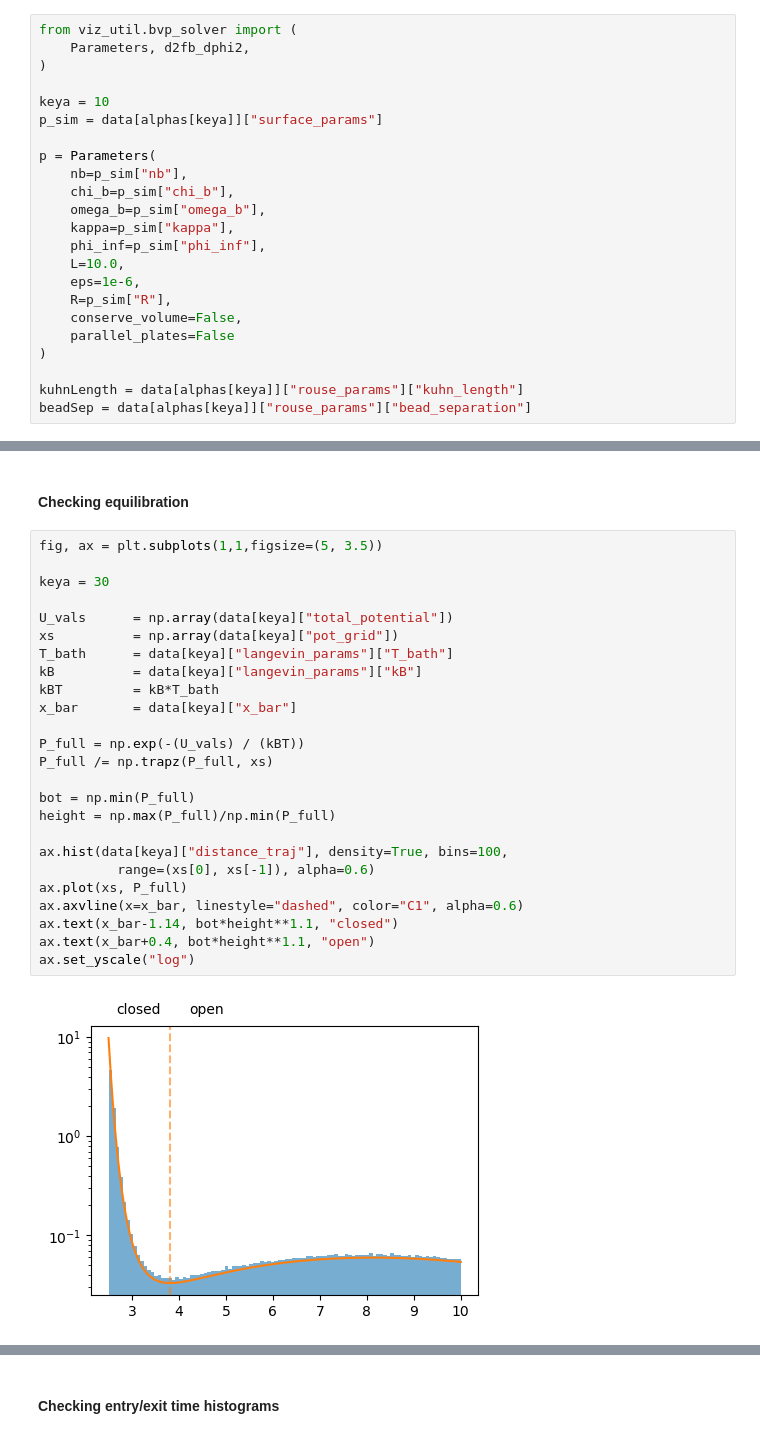
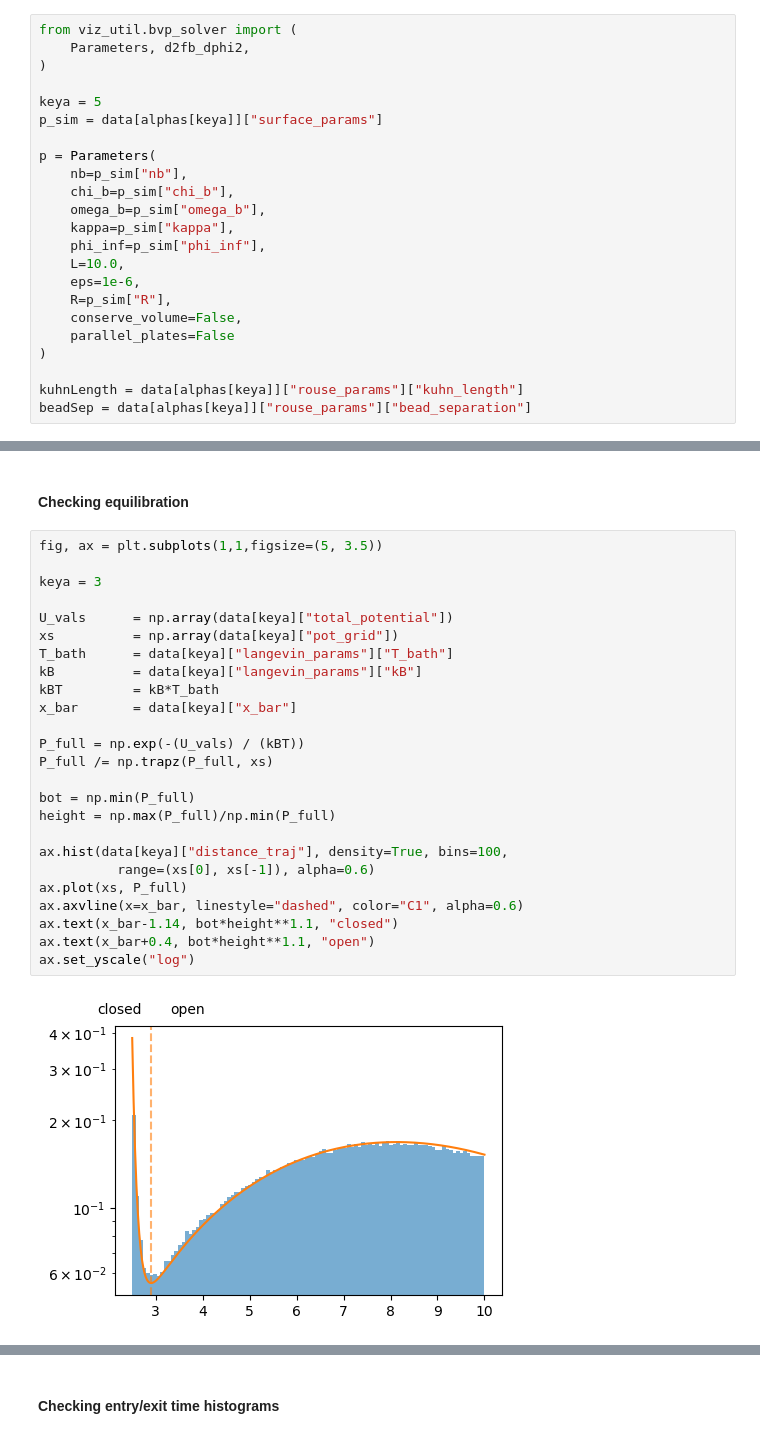
Before and after one commit to ta-rekt/Droplet, a Jupyter notebook: viz-rouse.ipynb, the cells around one changed output, grey strips where cells are left out. Drawn from its saved outputs; the diff is of its cells as text.

```diff
--- a/viz-rouse.ipynb
+++ b/viz-rouse.ipynb
@@ -356,7 +356,7 @@ from viz_util.bvp_solver import (
     Parameters, d2fb_dphi2,
 )
 
-keya = 10
+keya = 5
 p_sim = data[alphas[keya]]["surface_params"]
 
 p = Parameters(
@@ -871,27 +868,27 @@ for _path in _files:
 # %%
 fig, ax = plt.subplots(1,1,figsize=(5, 3.5))
 
-keya = 30
+keya = 3
 
 U_vals      = np.array(data[keya]["total_potential"])
 xs          = np.array(data[keya]["pot_grid"])
 T_bath      = data[keya]["langevin_params"]["T_bath"]
 kB          = data[keya]["langevin_params"]["kB"]
 kBT         = kB*T_bath
 x_bar       = data[keya]["x_bar"]
 
 P_full = np.exp(-(U_vals) / (kBT))
 P_full /= np.trapz(P_full, xs)
 
 bot = np.min(P_full)
 height = np.max(P_full)/np.min(P_full)
 
 ax.hist(data[keya]["distance_traj"], density=True, bins=100,
           range=(xs[0], xs[-1]), alpha=0.6)
 ax.plot(xs, P_full)
 ax.axvline(x=x_bar, linestyle="dashed", color="C1", alpha=0.6)
 ax.text(x_bar-1.14, bot*height**1.1, "closed")
 ax.text(x_bar+0.4, bot*height**1.1, "open")
 ax.set_yscale("log")
 # %% [output]
-[figure, old version]
+[figure, new version]
```
Also changed, not shown: parts of 9 cells of this notebook, 9 other files.
